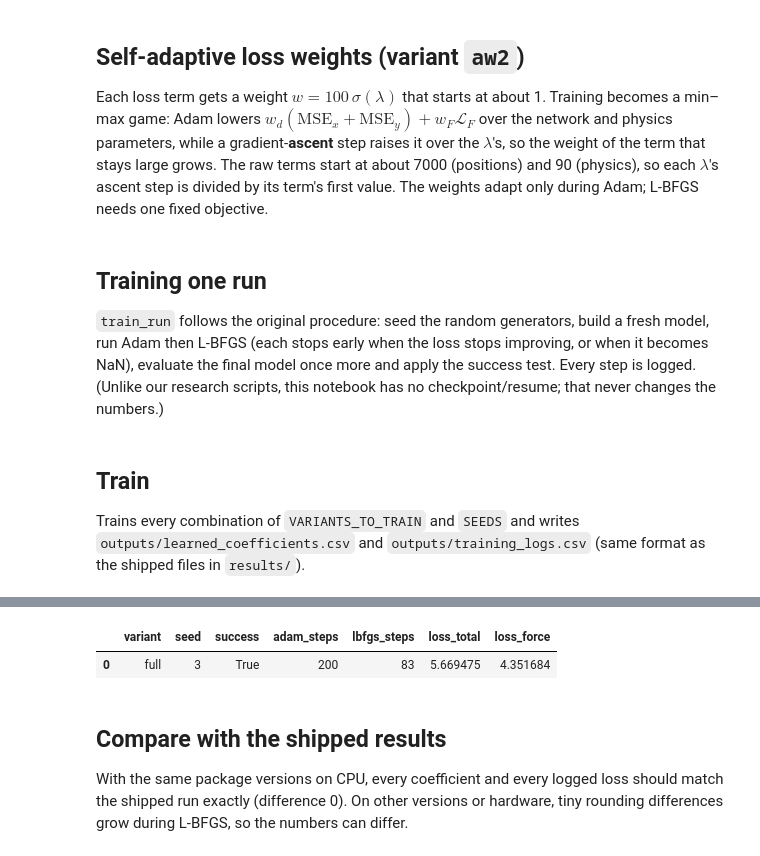
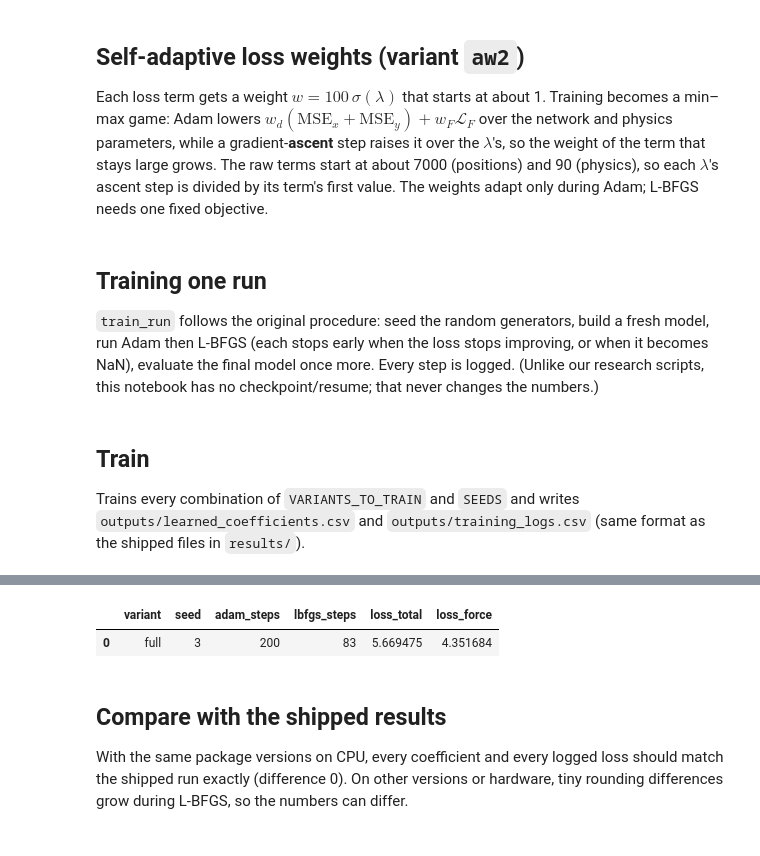
Before and after one commit to ParameciumYan/CEE-292-PINN-Project---Enhancing-PINN-for-Pigeon-Flock-Interaction-Laws, a Jupyter notebook: training.ipynb, the cells around one changed output, grey strips where cells are left out. Cells and saved outputs as stored; diff of their text form; code cells hidden in the pictures.

```diff
--- a/training.ipynb
+++ b/training.ipynb
@@ -379,7 +376,7 @@ class SelfAdaptiveWeights(nn.Module):
 
 `train_run` follows the original procedure: seed the random generators, build a fresh model, run Adam then
 L-BFGS (each stops early when the loss stops improving, or when it becomes NaN), evaluate the final model once
-more and apply the success test. Every step is logged. (Unlike our research scripts, this notebook has no
+more. Every step is logged. (Unlike our research scripts, this notebook has no
 checkpoint/resume; that never changes the numbers.)
 # %%
 def seed_everything(seed):
@@ -404,7 +401,7 @@ def early_stop(loss_history, step):
 def train_run(variant, seed):
     """Train one PINN of the given variant from the given seed.
 
-    Output: (row, log). row = dict with the success test, final losses, v0 and the 25 learned coefficients
+    Output: (row, log). row = dict with the final losses, v0 and the 25 learned coefficients
             (same columns as results/learned_coefficients.csv); log = DataFrame with one row per step.
     """
     options = VARIANTS[variant]
@@ -496,9 +493,7 @@ def train_run(variant, seed):
 
     objective('adam' if adam_failed else 'lbfgs')   # evaluate once more at the final parameters
     parts = loss_parts(model)
-    success = (not adam_failed and parts['loss_force'] < SUCCESS_FORCE_LOSS
-               and (parts['loss_pos_x'] + parts['loss_pos_y']) / 2 < SUCCESS_POSITION_MSE)
-    row = {'variant': variant, 'seed': seed, 'success': success, 'adam_steps': adam_steps,
+    row = {'variant': variant, 'seed': seed, 'adam_steps': adam_steps,
            'lbfgs_steps': lbfgs_steps, 'loss_total': sum(parts.values()), **parts, 'v0': v0_mean.item()}
     for index, agent in enumerate(agents):
         row[f'v0_{agent}'] = v0_per_bird[index].item() if options['per_bird_v0'] else None
@@ -521,14 +516,14 @@ for variant in VARIANTS_TO_TRAIN:
         log.insert(0, 'variant', variant)
         rows.append(row)
         logs.append(log)
-        print(f"  finished in {time.perf_counter() - start:.0f} s: success = {row['success']}, "
+        print(f"  finished in {time.perf_counter() - start:.0f} s: "
               f"loss = {row['loss_total']:.4f} (force {row['loss_force']:.4f})")
 
 new_results = pd.DataFrame(rows)
 new_logs = pd.concat(logs, ignore_index=True)
 new_results.to_csv(OUTPUT_DIR / "learned_coefficients.csv", index=False)
 new_logs.to_csv(OUTPUT_DIR / "training_logs.csv", index=False)
-new_results[['variant', 'seed', 'success', 'adam_steps', 'lbfgs_steps', 'loss_total', 'loss_force']]
+new_results[['variant', 'seed', 'adam_steps', 'lbfgs_steps', 'loss_total', 'loss_force']]
 # %% [output]
 === Baseline (full), seed 3 ===
   adam    0: total 6.9649e+03  pos_x 3.2100e+03  pos_y 3.6672e+03  force 8.7802e+01
@@ -548,5 +543,5 @@ new_results[['variant', 'seed', 'success', 'adam_steps', 'lbfgs_steps', 'loss_to
-|  | variant | seed | success | adam_steps | lbfgs_steps | loss_total | loss_force |
-| 0 | full | 3 | True | 200 | 83 | 5.669475 | 4.351684 |
+|  | variant | seed | adam_steps | lbfgs_steps | loss_total | loss_force |
+| 0 | full | 3 | 200 | 83 | 5.669475 | 4.351684 |
 # %% [markdown]
 ## Compare with the shipped results
 
```
Also changed, not shown: parts of 5 cells of this notebook, 11 other files.
